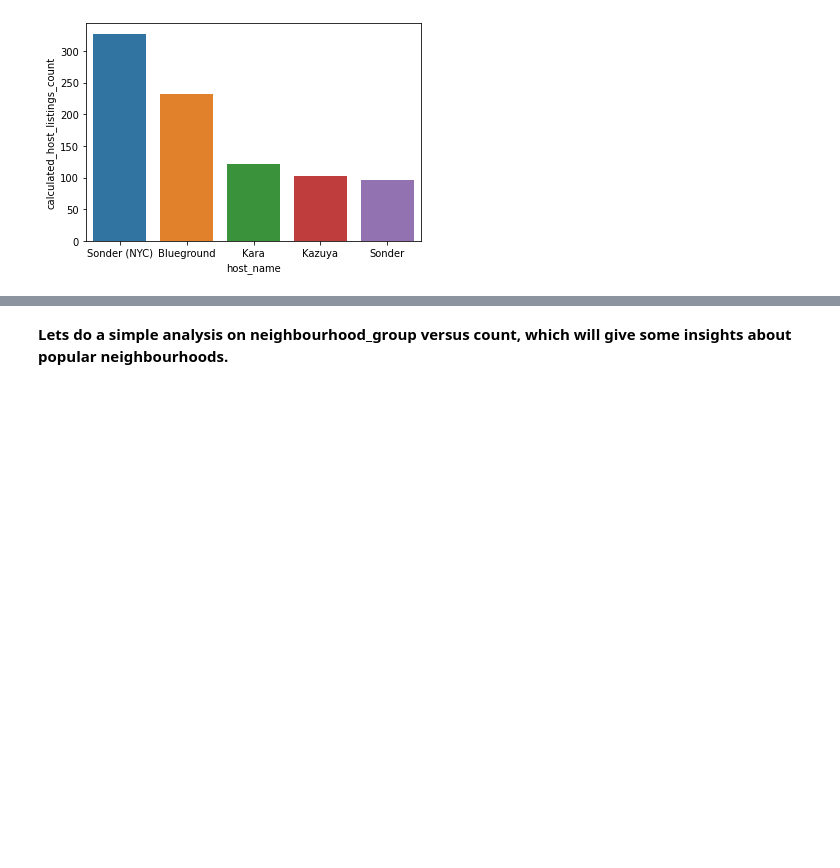
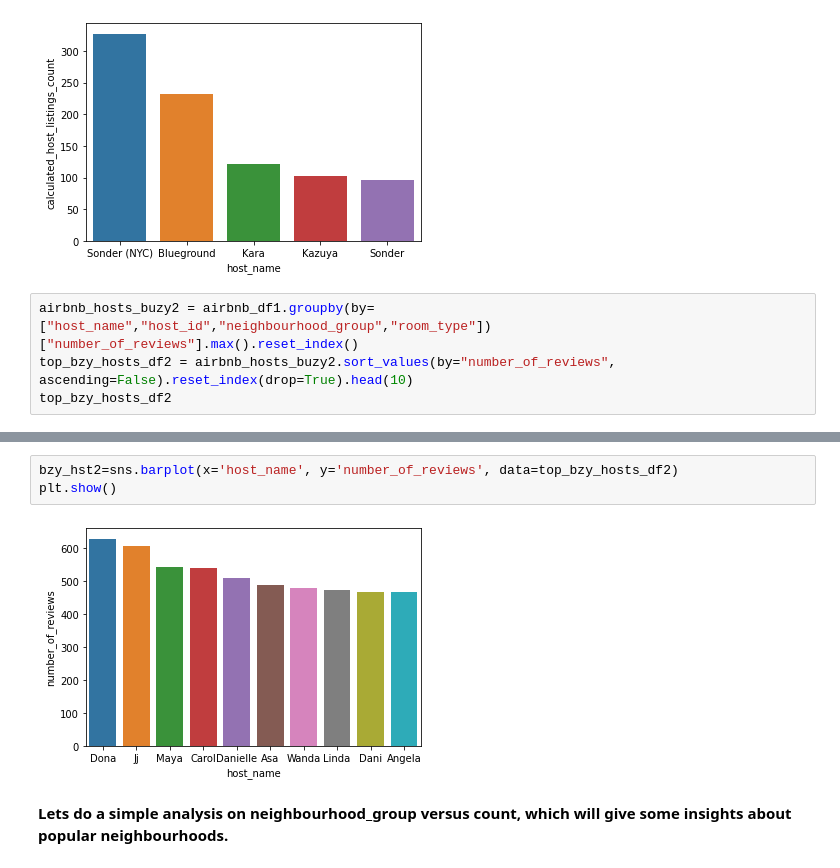
Before and after one commit to Bose-PI/Airbnb-Bookings-Analysis, a Jupyter notebook: Airbnb1_Bookings_Analysis_Capstone_Project.ipynb, the cells around one changed output, grey strips where cells are left out. Drawn from its saved outputs; the diff is of its cells as text; blank space fills up the shorter version.

```diff
--- a/Airbnb1_Bookings_Analysis_Capstone_Project.ipynb
+++ b/Airbnb1_Bookings_Analysis_Capstone_Project.ipynb
@@ -256,3 +256,7 @@ bzy_hst=sns.barplot(x='host_name', y='calculated_host_listings_count', data=top_
 plt.show()
 # %% [output]
 [figure]
+# %%
+airbnb_hosts_buzy2 = airbnb_df1.groupby(by=["host_name","host_id","neighbourhood_group","room_type"])["number_of_reviews"].max().reset_index()
+top_bzy_hosts_df2 = airbnb_hosts_buzy2.sort_values(by="number_of_reviews", ascending=False).reset_index(drop=True).head(10)
+top_bzy_hosts_df2
@@ -259,3 +275,8 @@ plt.show()
+# %%
+bzy_hst2=sns.barplot(x='host_name', y='number_of_reviews', data=top_bzy_hosts_df2)
+plt.show()
+# %% [output]
+[figure, added]
 # %% [markdown]
 **Lets do a simple analysis on neighbourhood_group versus count, which will give some insights about popular neighbourhoods.**
 # %%
```
Also changed, not shown: parts of 12 cells of this notebook.
